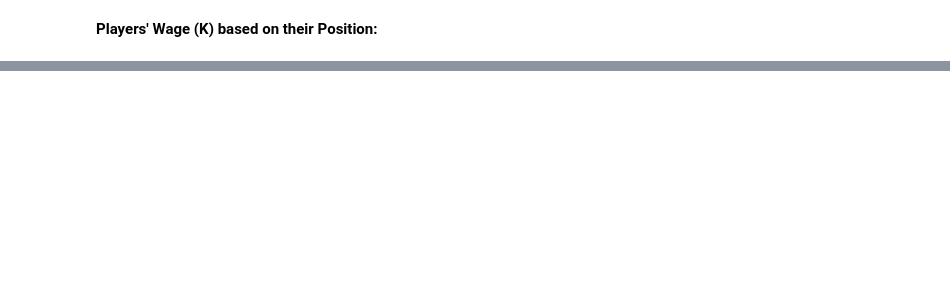
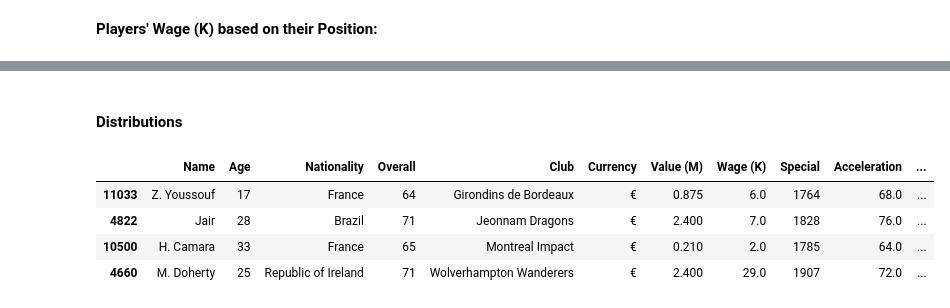
Before and after one commit to chineidu/Football_players, a Jupyter notebook: f_ballers.ipynb, the cells around one changed output, grey strips where cells are left out. Cells and saved outputs as stored; diff of their text form; code cells hidden in the pictures; blank space fills up the shorter version.

```diff
--- a/f_ballers.ipynb
+++ b/f_ballers.ipynb
@@ -740,0 +875,18 @@ plt.show()
+# %% [markdown]
+#### Distributions
+# %%
+df_6 = df_5.copy()
+
+df_6 = df_6.loc[:, ['Name', 'Age', 'Nationality', 'Overall', 'Club', 'Currency', 'Value (M)', 'Wage (K)', 'Special','Acceleration',
+            'Aggression', 'Agility', 'Balance', 'Ball control','Composure', 'Crossing', 'Curve', 'Dribbling', 'Finishing',
+            'Free kick accuracy', 'Heading accuracy', 'Interceptions','Jumping', 'Long passing', 'Long shots', 'Marking',
+             'Penalties', 'Positioning', 'Reactions', 'Short passing', 'Shot power','Sliding tackle', 'Sprint speed',
+             'Stamina', 'Standing tackle', 'Strength', 'Vision', 'Volleys', 'Position']]
+
+df_6.sample(4, random_state=1)
+# %% [output]
+|  | Name | Age | Nationality | Overall | Club | Currency | Value (M) | Wage (K) | Special | Acceleration | ... |
+| 11033 | Z. Youssouf | 17 | France | 64 | Girondins de Bordeaux | € | 0.875 | 6.0 | 1764 | 68.0 | ... |
+| 4822 | Jair | 28 | Brazil | 71 | Jeonnam Dragons | € | 2.400 | 7.0 | 1828 | 76.0 | ... |
+| 10500 | H. Camara | 33 | France | 65 | Montreal Impact | € | 0.210 | 2.0 | 1785 | 64.0 | ... |
+| 4660 | M. Doherty | 25 | Republic of Ireland | 71 | Wolverhampton Wanderers | € | 2.400 | 29.0 | 1907 | 72.0 | ... |
```
Also changed, not shown: parts of 32 cells of this notebook, 1 other file.
